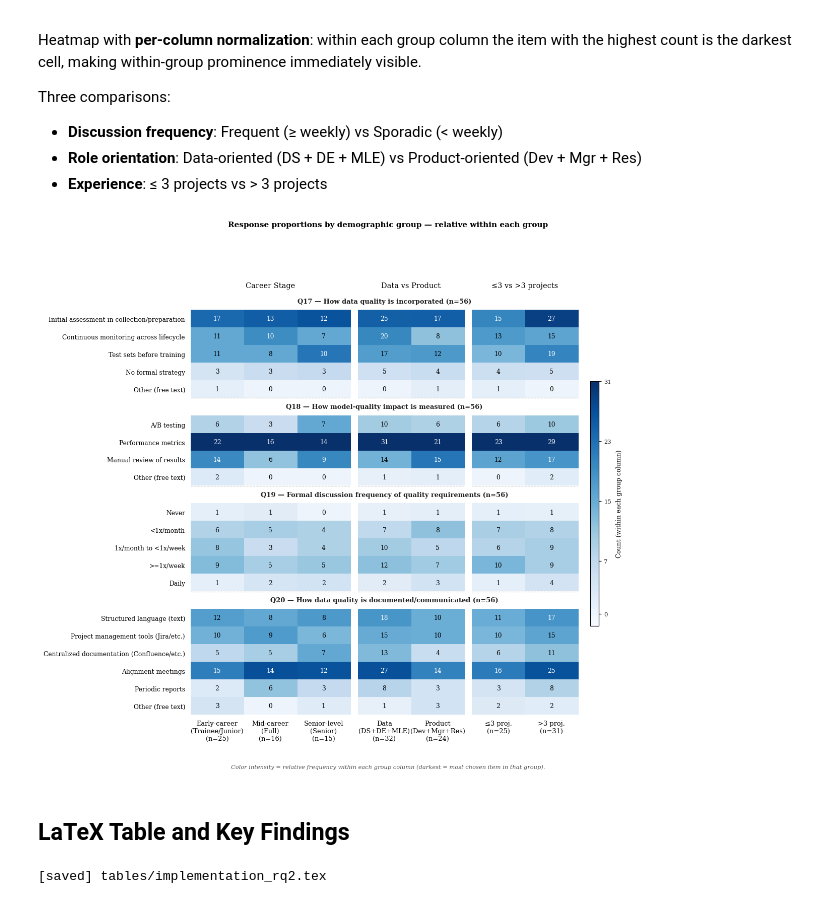
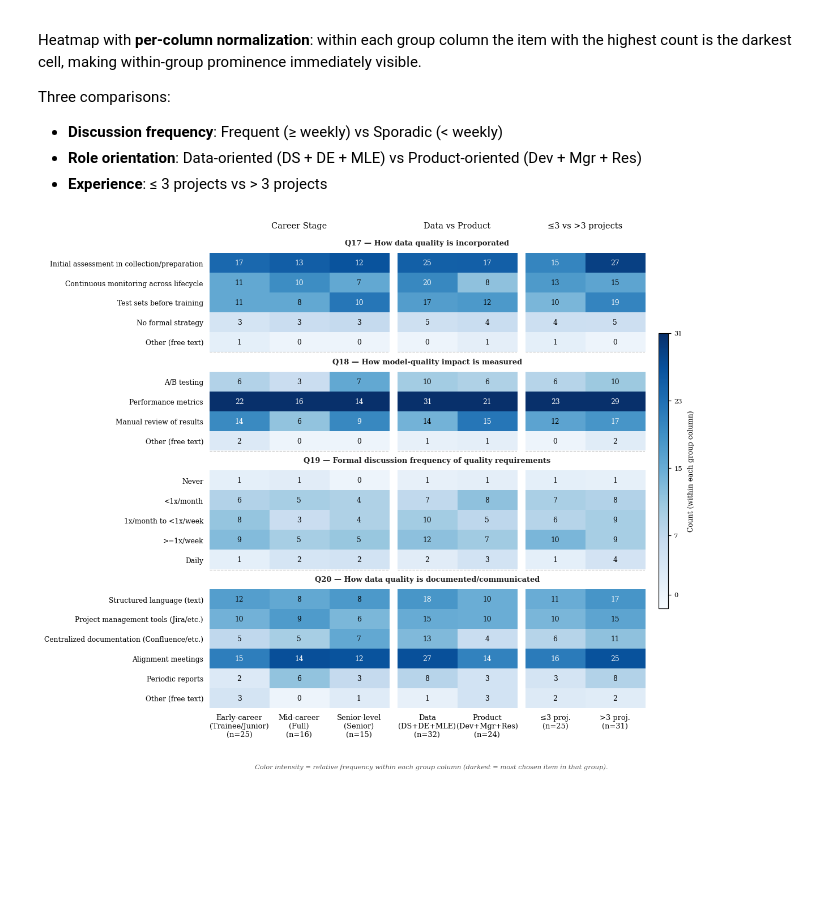
Before and after one commit to reset-ufc/data-quality-requirements-ml-systems, a Jupyter notebook: notebooks/RQ2.ipynb, the cells around one changed output. Cells and saved outputs as stored; diff of their text form; code cells hidden in the pictures; blank space fills up the shorter version.

```diff
--- a/notebooks/RQ2.ipynb
+++ b/notebooks/RQ2.ipynb
@@ -292,7 +267,6 @@ def group_comparison_heatmap(questions_data, comparisons, fig_title=None):
     for q_label, bin_df, labels, source in questions_data:
         answered = source.notna()
 
-        # ── Header row ──────────────────────────────────────────────────────
         header_row = {"item": q_label, "question": q_label}
         for panel_title, groups in comparisons:
             for g_idx, (g_lbl, mask) in enumerate(groups):
@@ -301,7 +275,6 @@ def group_comparison_heatmap(questions_data, comparisons, fig_title=None):
         rows.append(header_row)
         row_types.append("header")
 
-        # ── Item rows ────────────────────────────────────────────────────────
         for col in bin_df.columns:
             item_label = labels.get(col, col)
             row = {"item": item_label, "question": q_label}
@@ -375,7 +348,6 @@ def group_comparison_heatmap(questions_data, comparisons, fig_title=None):
                   interpolation="nearest",
                   zorder=1)
 
-        # ── Faixa branca nas linhas de header + separador ─────────────────
         for i, rt in enumerate(row_types):
             if rt == "header":
                 if i > 0:
@@ -383,7 +355,6 @@ def group_comparison_heatmap(questions_data, comparisons, fig_title=None):
                                linestyle="--")
                 ax.axhspan(i - 0.5, i + 0.5, color="white", zorder=0)
 
-        # ── Texto nas células ─────────────────────────────────────────────
         for i, rt in enumerate(row_types):
             if rt == "item":
                 for j in range(n_groups):
@@ -394,7 +365,6 @@ def group_comparison_heatmap(questions_data, comparisons, fig_title=None):
                             ha="center", va="center",
                             fontsize=8, color=text_color, zorder=3)
 
-        # ── Eixo Y: só no painel mais à esquerda, sem os headers ──────────
         if ax_idx == 0:
             tick_positions = [i for i, rt in enumerate(row_types) if rt == "item"]
             tick_labels    = [item_labels[i] for i in tick_positions]
@@ -416,7 +386,6 @@ def group_comparison_heatmap(questions_data, comparisons, fig_title=None):
         for spine in ax.spines.values():
             spine.set_visible(False)
 
-    # ── Colorbar com ticks em valores absolutos ───────────────────────────
     global_max = 0
     for panel_title, groups in comparisons:
         for g_idx, _ in enumerate(groups):
@@ -437,10 +406,8 @@ def group_comparison_heatmap(questions_data, comparisons, fig_title=None):
     cbar.set_ticklabels([str(v) for v in tick_values], fontsize=7.5)
     cbar.ax.tick_params(labelsize=7.5)
 
-    # ── Layout ────────────────────────────────────────────────────────────
     fig.tight_layout(rect=[0, 0.04, 0.97, 0.97])
 
-    # ── Títulos das perguntas centralizados sobre todos os painéis ────────
     ax_left  = axes[0].get_position()
     ax_right = axes[-1].get_position()
     panels_x_center = (ax_left.x0 + ax_right.x1) / 2
@@ -470,7 +437,6 @@ def group_comparison_heatmap(questions_data, comparisons, fig_title=None):
             ),
         )
 
-    # ── Nota de rodapé ────────────────────────────────────────────────────
     fig.text(
         0.5, 0.01,
         "Color intensity = relative frequency within each group column "
@@ -481,8 +447,6 @@ def group_comparison_heatmap(questions_data, comparisons, fig_title=None):
 
     return fig
 
-
-# ── Chamada ───────────────────────────────────────────────────────────────────
 comparisons_heatmap = [
     ("Career Stage", [
         ("Early-career\n(Trainee/Junior)", df["seniority_norm"].isin(["Trainee", "Junior (up to 5 years)"])),
@@ -497,67 +461,35 @@ comparisons_heatmap = [
         ("≤3 proj.", df["n_projects"] <= 3),
         (">3 proj.", df["n_projects"] > 3),
     ]),
 ]
 q19_bin = pd.DataFrame({
     "q19_never": df["discussion_freq"] == 1,
     "q19_rarely": df["discussion_freq"] == 2,
     "q19_sometimes": df["discussion_freq"] == 3,
     "q19_often": df["discussion_freq"] == 4,
     "q19_always": df["discussion_freq"] == 5,
 })
 n_q19 = df["discussion_freq"].notna().sum()
 Q19_LABELS = {
     "q19_never": "Never",
     "q19_rarely": "<1x/month",
     "q19_sometimes": "1x/month to <1x/week",
     "q19_often": ">=1x/week",
     "q19_always": "Daily"
 }
 
 questions_heatmap = [
-    (f"Q17 — How data quality is incorporated (n={n_q17})",  q17_bin, Q17_LABELS, df["incorporation_open"]),
-    (f"Q18 — How model-quality impact is measured (n={n_q18})",   q18_bin, Q18_LABELS, df["measurement_open"]),
-    (f"Q19 — Formal discussion frequency of quality requirements (n={n_q19})", q19_bin, Q19_LABELS, df["discussion_freq"]),
-    (f"Q20 — How data quality is documented/communicated (n={n_q20})", q20_bin, Q20_LABELS, df["documentation_open"]),
+    (f"Q17 — How data quality is incorporated",  q17_bin, Q17_LABELS, df["incorporation_open"]),
+    (f"Q18 — How model-quality impact is measured",   q18_bin, Q18_LABELS, df["measurement_open"]),
+    (f"Q19 — Formal discussion frequency of quality requirements", q19_bin, Q19_LABELS, df["discussion_freq"]),
+    (f"Q20 — How data quality is documented/communicated", q20_bin, Q20_LABELS, df["documentation_open"]),
 ]
 
 fig_hm = group_comparison_heatmap(
     questions_heatmap,
     comparisons_heatmap,
-    fig_title="Response proportions by demographic group — relative within each group",
 )
 U.save_fig(fig_hm, "mc_group_heatmap")
 plt.show()
 # %% [output]
-[figure, old version]
+[figure, new version]
-# %% [markdown]
-## LaTeX Table and Key Findings
-# %%
-def render_latex(p: pd.DataFrame, label: str, n: int) -> list[str]:
-    header = "\\multicolumn{4}{l}{\\textit{" + label + f" (n={n})" + "}} \\\\"
-    out = [header]
-    for _, r in p.iterrows():
-        out.append(f"\\quad {r['label']} & {int(r['n'])} & {r['pct']:.0f}\\% & [{r['ci_lo']:.0f}--{r['ci_hi']:.0f}] \\\\")
-    return out
-
-lines = [
-    "\\begin{table}[t]",
-    "\\caption{Practices for incorporation, measurement, and documentation. Proportions with Bootstrap 95\\% CI.}",
-    "\\label{tab:implementation-rq2}",
-    "\\centering",
-    "\\small",
-    "\\begin{tabular}{lrrr}",
-    "\\toprule",
-    "\\textbf{Item} & \\textbf{n} & \\textbf{\\%} & \\textbf{IC 95\\%} \\\\",
-    "\\midrule",
-]
-lines.extend(render_latex(p17, "Q17. Incorporation into development", n_q17))
-lines.append("\\midrule")
-lines.extend(render_latex(p18, "Q18. Measurement of model impact", n_q18))
-lines.append("\\midrule")
-lines.extend(render_latex(p20, "Q20. Documentation and communication", n_q20))
-lines.extend(["\\bottomrule", "\\end{tabular}", "\\end{table}"])
-(TABLES / "implementation_rq2.tex").write_text("\n".join(lines))
-print("[saved] tables/implementation_rq2.tex")
-# %% [output]
-[saved] tables/implementation_rq2.tex
```
Also changed, not shown: parts of 7 cells of this notebook, 6 other files.
